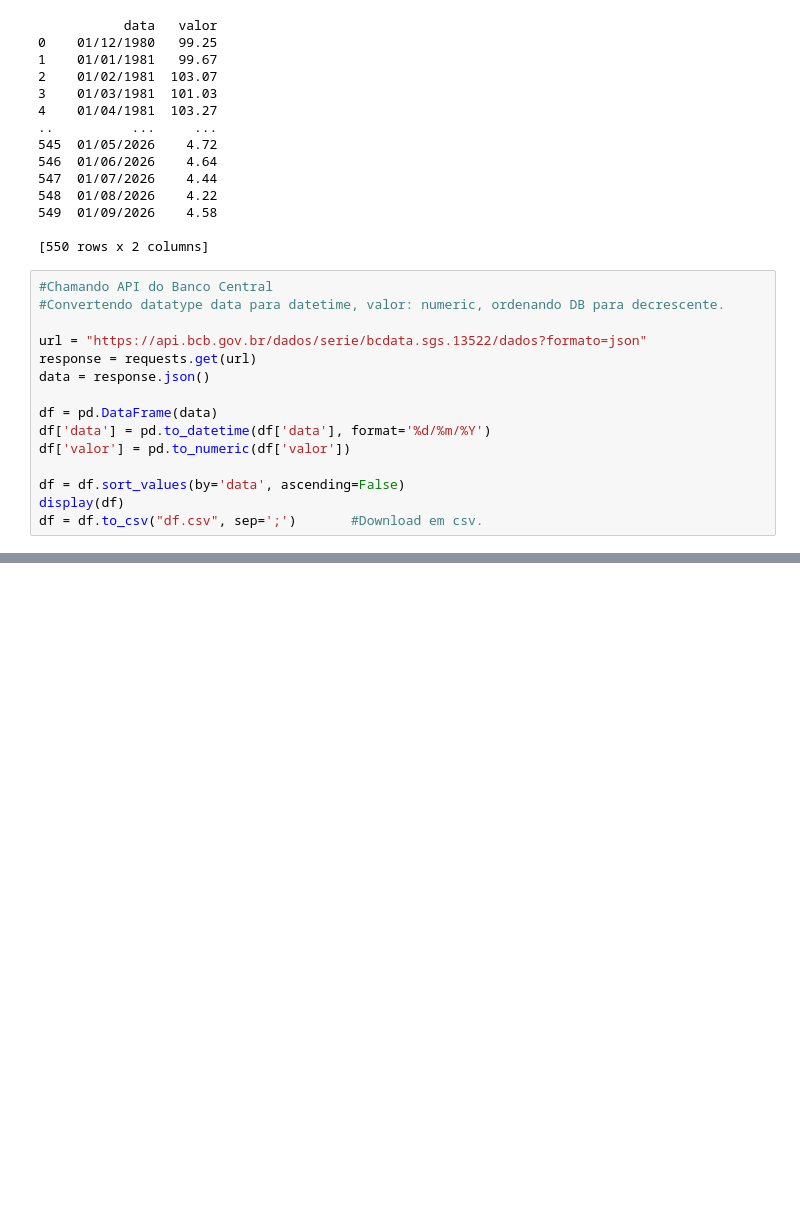
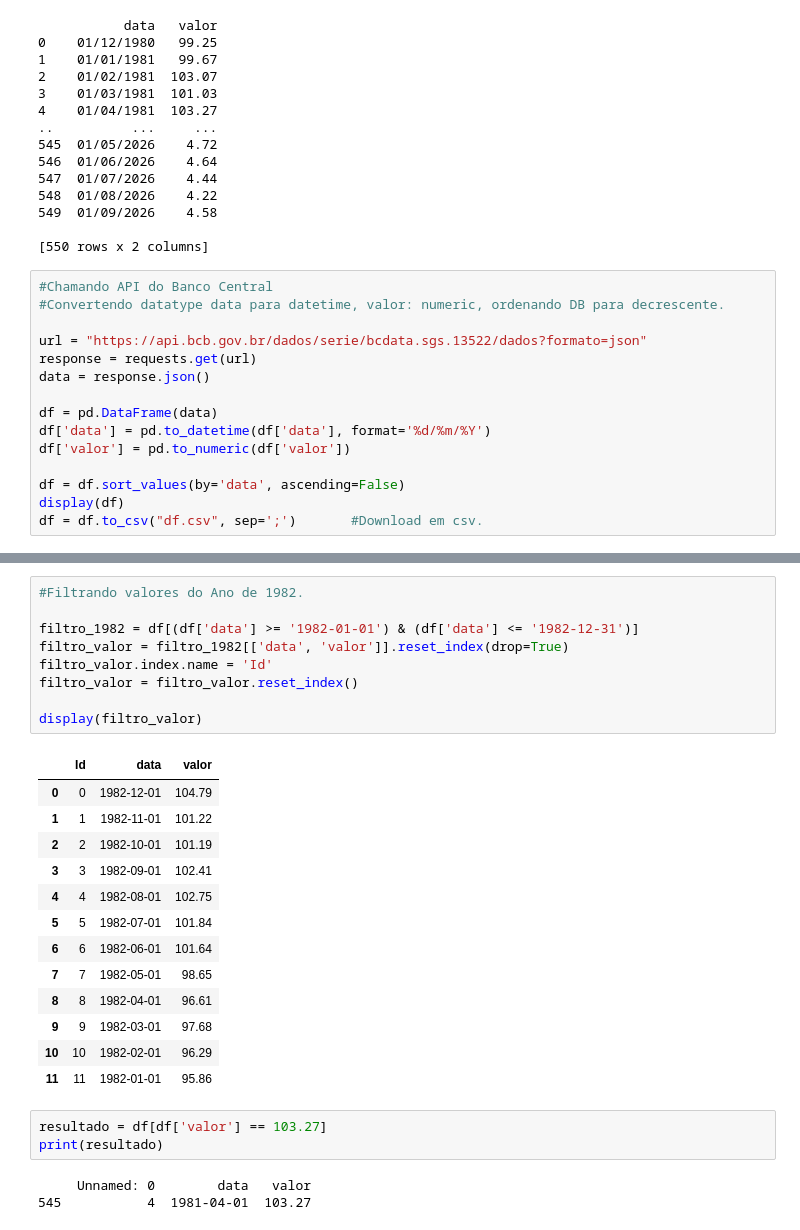
Before and after one commit to vivianesilper/cienciadedados, a Jupyter notebook: Estrutura_de_Dados_Exercise.ipynb, the cells around one changed output, grey strips where cells are left out. Drawn from its saved outputs; the diff is of its cells as text; blank space fills up the shorter version.

```diff
--- a/Estrutura_de_Dados_Exercise.ipynb
+++ b/Estrutura_de_Dados_Exercise.ipynb
@@ -1099,0 +1113,29 @@ PDF gerado com sucesso contendo as primeiras 20 linhas!
+# %%
+#Filtrando valores do Ano de 1982.
+
+filtro_1982 = df[(df['data'] >= '1982-01-01') & (df['data'] <= '1982-12-31')]
+filtro_valor = filtro_1982[['data', 'valor']].reset_index(drop=True)
+filtro_valor.index.name = 'Id'
+filtro_valor = filtro_valor.reset_index()
+
+display(filtro_valor)
+# %% [output]
+|  | Id | data | valor |
+| 0 | 0 | 1982-12-01 | 104.79 |
+| 1 | 1 | 1982-11-01 | 101.22 |
+| 2 | 2 | 1982-10-01 | 101.19 |
+| 3 | 3 | 1982-09-01 | 102.41 |
+| 4 | 4 | 1982-08-01 | 102.75 |
+| 5 | 5 | 1982-07-01 | 101.84 |
+| 6 | 6 | 1982-06-01 | 101.64 |
+| 7 | 7 | 1982-05-01 | 98.65 |
+| 8 | 8 | 1982-04-01 | 96.61 |
+| 9 | 9 | 1982-03-01 | 97.68 |
+| 10 | 10 | 1982-02-01 | 96.29 |
+| 11 | 11 | 1982-01-01 | 95.86 |
+# %%
+resultado = df[df['valor'] == 103.27]
+print(resultado)
+# %% [output]
+     Unnamed: 0        data   valor
+545           4  1981-04-01  103.27
```
Also changed, not shown: parts of 3 cells of this notebook.
